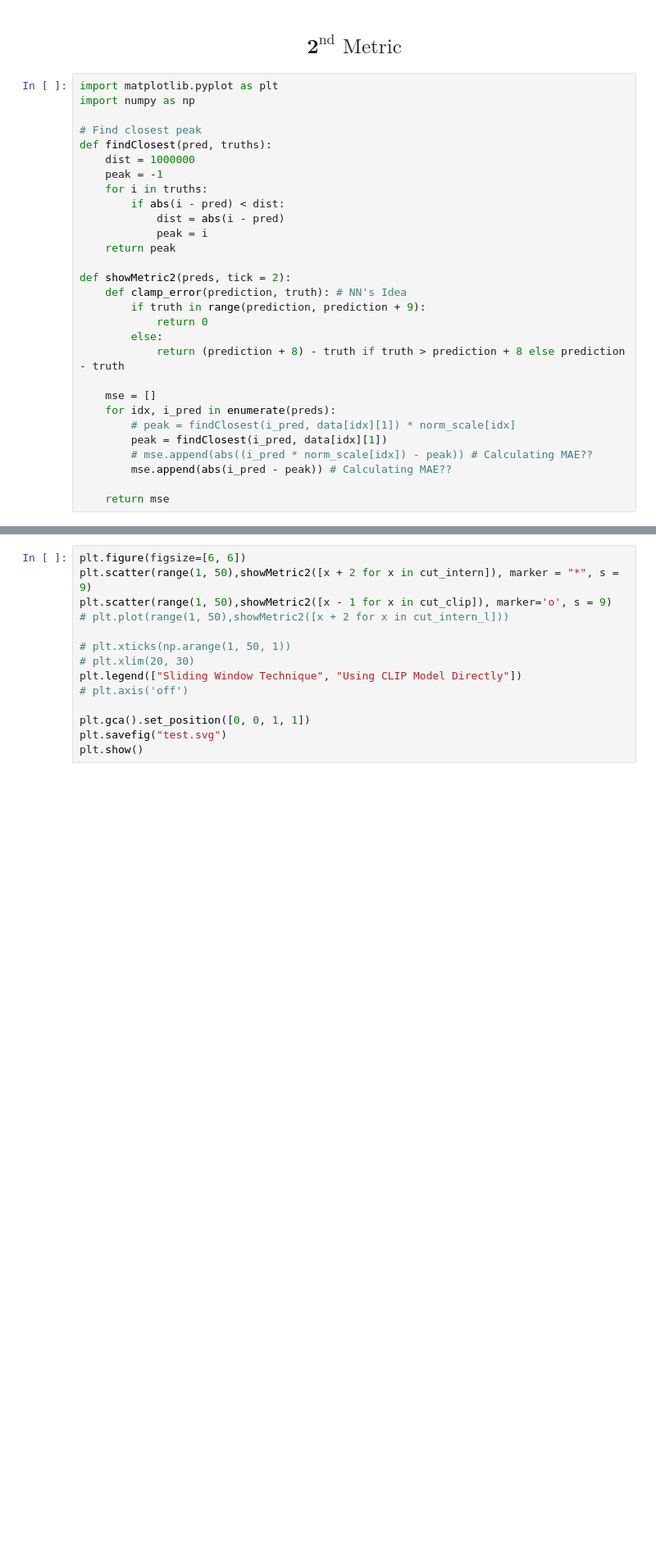
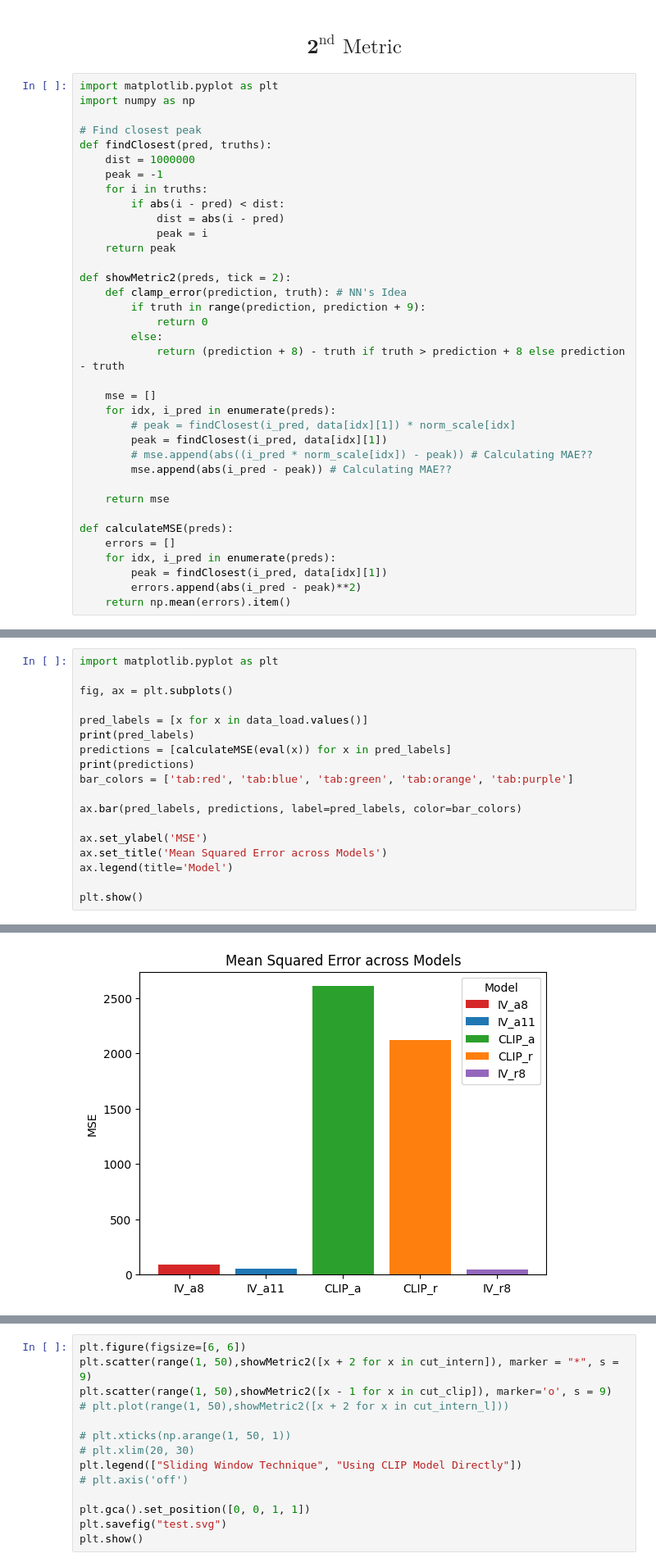
Before and after one commit to ruo2019/photography-model, a Jupyter notebook: visualizing_results.ipynb, the cells around one changed output, grey strips where cells are left out. Shown at 82% size. Cells and saved outputs as stored; diff of their text form; blank space fills up the shorter version.

```diff
--- a/visualizing_results.ipynb
+++ b/visualizing_results.ipynb
@@ -163,3 +165,10 @@ def showMetric2(preds, tick = 2):
         mse.append(abs(i_pred - peak)) # Calculating MAE??
 
     return mse
+
+def calculateMSE(preds):
+    errors = []
+    for idx, i_pred in enumerate(preds):
+        peak = findClosest(i_pred, data[idx][1])
+        errors.append(abs(i_pred - peak)**2)
+    return np.mean(errors).item()
@@ -165,0 +179,19 @@ def showMetric2(preds, tick = 2):
+# %%
+import matplotlib.pyplot as plt
+
+fig, ax = plt.subplots()
+
+pred_labels = [x for x in data_load.values()]
+print(pred_labels)
+predictions = [calculateMSE(eval(x)) for x in pred_labels]
+print(predictions)
+bar_colors = ['tab:red', 'tab:blue', 'tab:green', 'tab:orange', 'tab:purple']
+
+ax.bar(pred_labels, predictions, label=pred_labels, color=bar_colors)
+
+ax.set_ylabel('MSE')
+ax.set_title('Mean Squared Error across Models')
+ax.legend(title='Model')
+
+plt.show()
+# %% [output]
@@ -166 +200,2 @@ def showMetric2(preds, tick = 2):
+[figure, added]
 # %%
```
Also changed, not shown: parts of 11 cells of this notebook, 2 other files.
